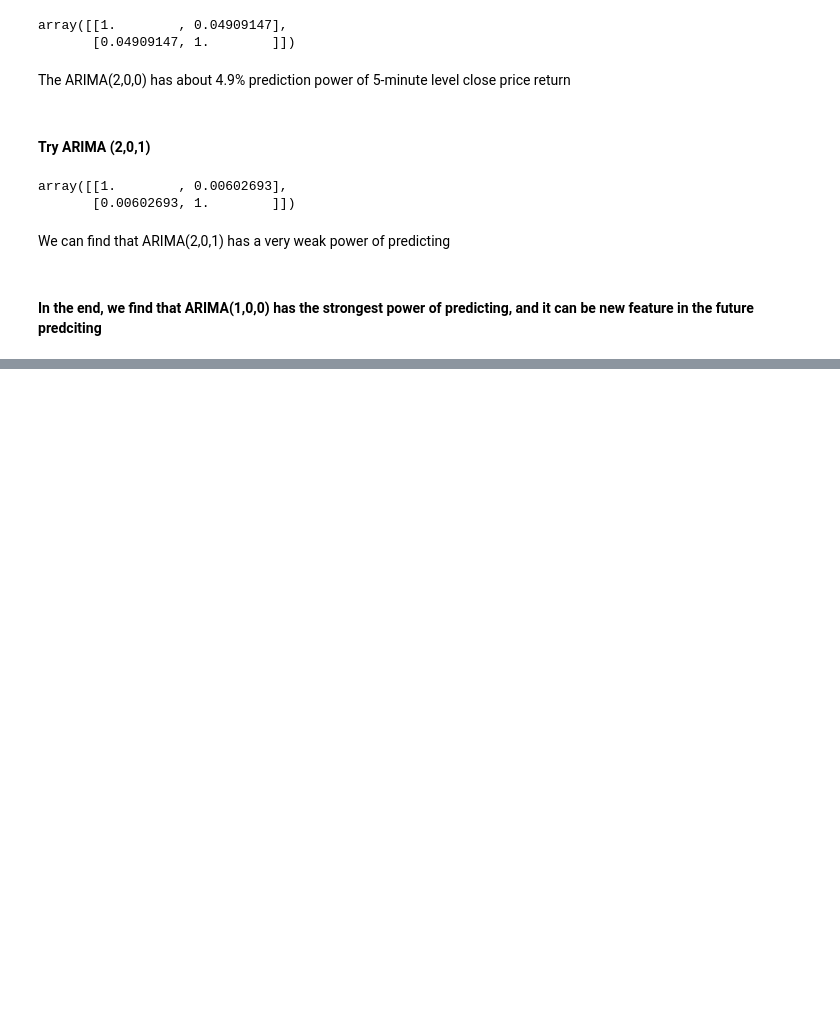
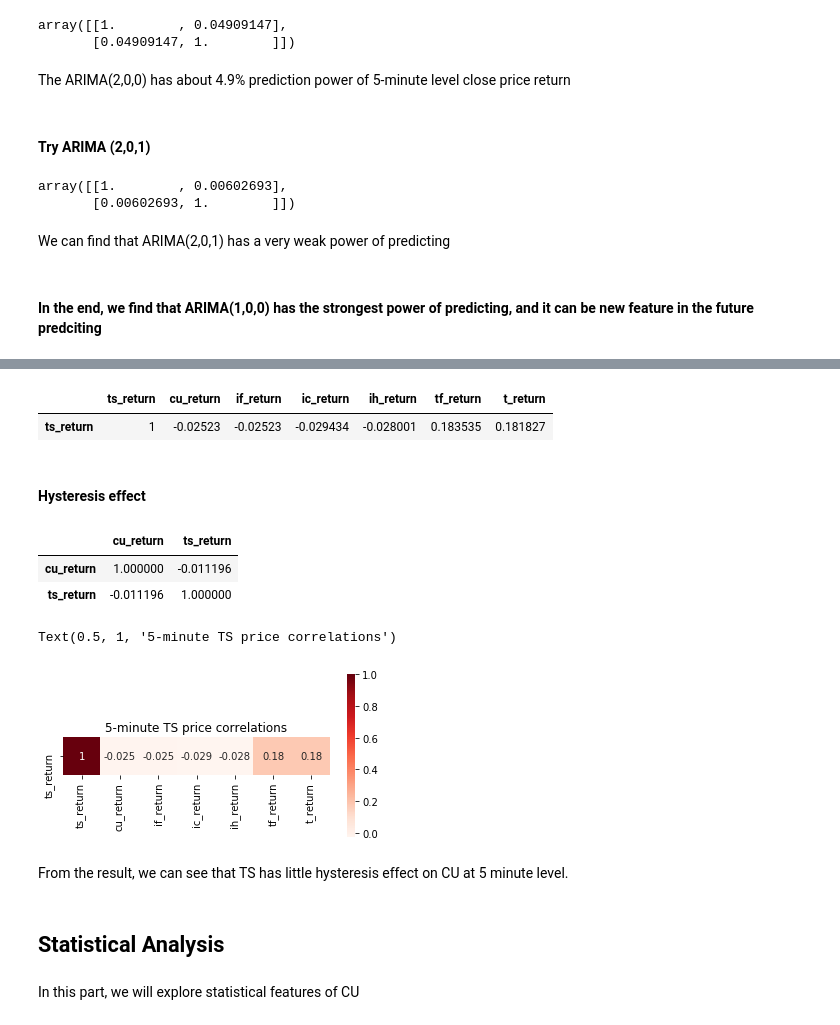
Before and after one commit to TJmask/Cu-Copper---EDA-Chinese-future-Market-, a Jupyter notebook: notebooks/cu9999_EDA_TS.ipynb, the cells around one changed output, grey strips where cells are left out. Cells and saved outputs as stored; diff of their text form; code cells hidden in the pictures; blank space fills up the shorter version.

```diff
--- a/notebooks/cu9999_EDA_TS.ipynb
+++ b/notebooks/cu9999_EDA_TS.ipynb
@@ -849,0 +1183,35 @@ We can find that ARIMA(2,0,1) has a very weak power of predicting
+# %%
+correlations = [1, -0.02523, -0.02523, -0.029434, -0.028001, 0.183535, 0.181827]
+names = ['ts_return', 'cu_return', 'if_return', 'ic_return', 'ih_return','tf_return', 't_return']
+matrix_all = pd.DataFrame([correlations], columns=names, index=['ts_return'])
+matrix_all
+# %% [output]
+|  | ts_return | cu_return | if_return | ic_return | ih_return | tf_return | t_return |
+| ts_return | 1 | -0.02523 | -0.02523 | -0.029434 | -0.028001 | 0.183535 | 0.181827 |
+# %% [markdown]
+#### Hysteresis effect
+# %%
+## 5 minutes frequency
+## one period shift
+shift1_cu_ts_5m  = ts_cu_5.ix[:,1:].shift(1)
+shift1_cu_ts_5m = pd.merge(shift1_cu_ts_5m, ts_cu_5['ts_return'], how ='inner', on ='date').dropna()
+shift1_cu_ts_5m_mat = shift1_cu_ts_5m.corr()
+shift1_cu_ts_5m_mat
+# %% [output]
+|  | cu_return | ts_return |
+| cu_return | 1.000000 | -0.011196 |
+| ts_return | -0.011196 | 1.000000 |
+# %%
+fig,axes=plt.subplots(figsize=(6,3))
+ax1= axes
+sns.heatmap(matrix_all, annot=True, vmax=1, square=True, cmap='Reds',ax=ax1)
+ax1.set_title('5-minute TS price correlations')
+# %% [output]
+Text(0.5, 1, '5-minute TS price correlations')
+[figure, added]
+# %% [markdown]
+From the result, we can see that TS has little hysteresis effect on CU at 5 minute level.
+# %% [markdown]
+## Statistical Analysis
+# %% [markdown]
+In this part, we will explore statistical features of CU
```
Also changed, not shown: parts of 20 cells of this notebook.
